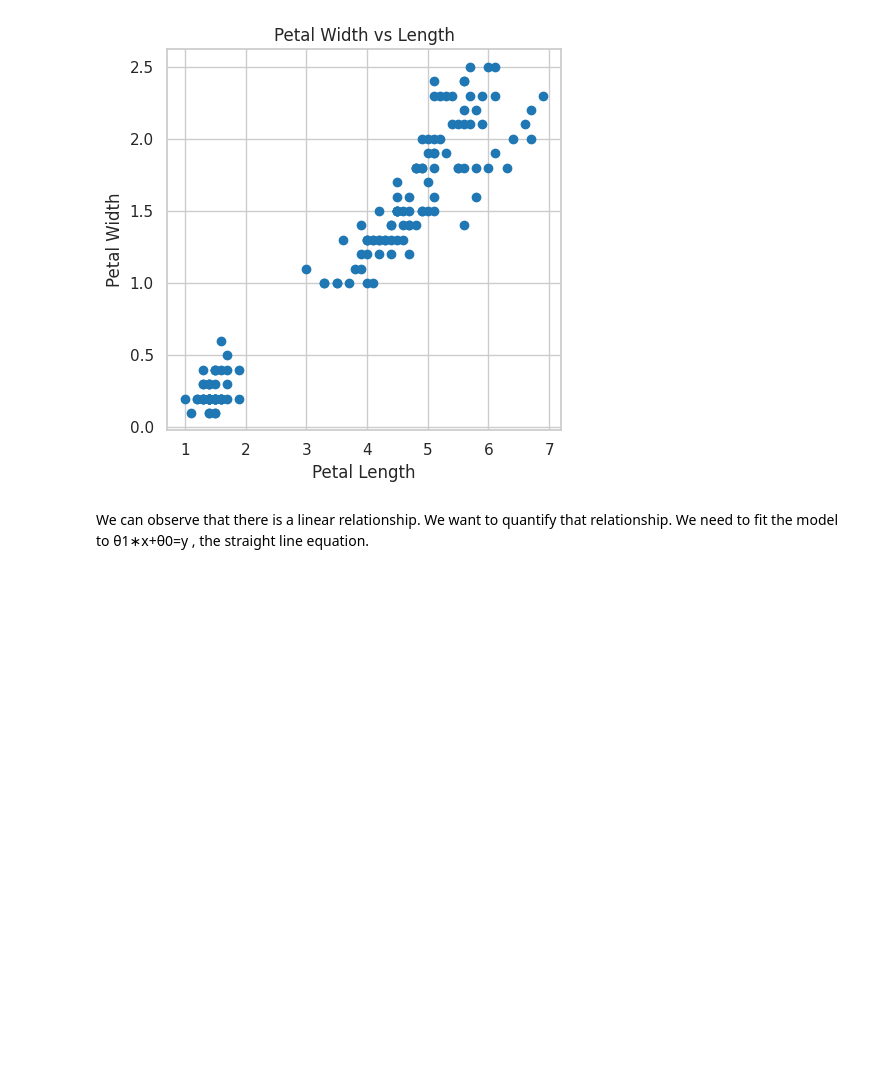
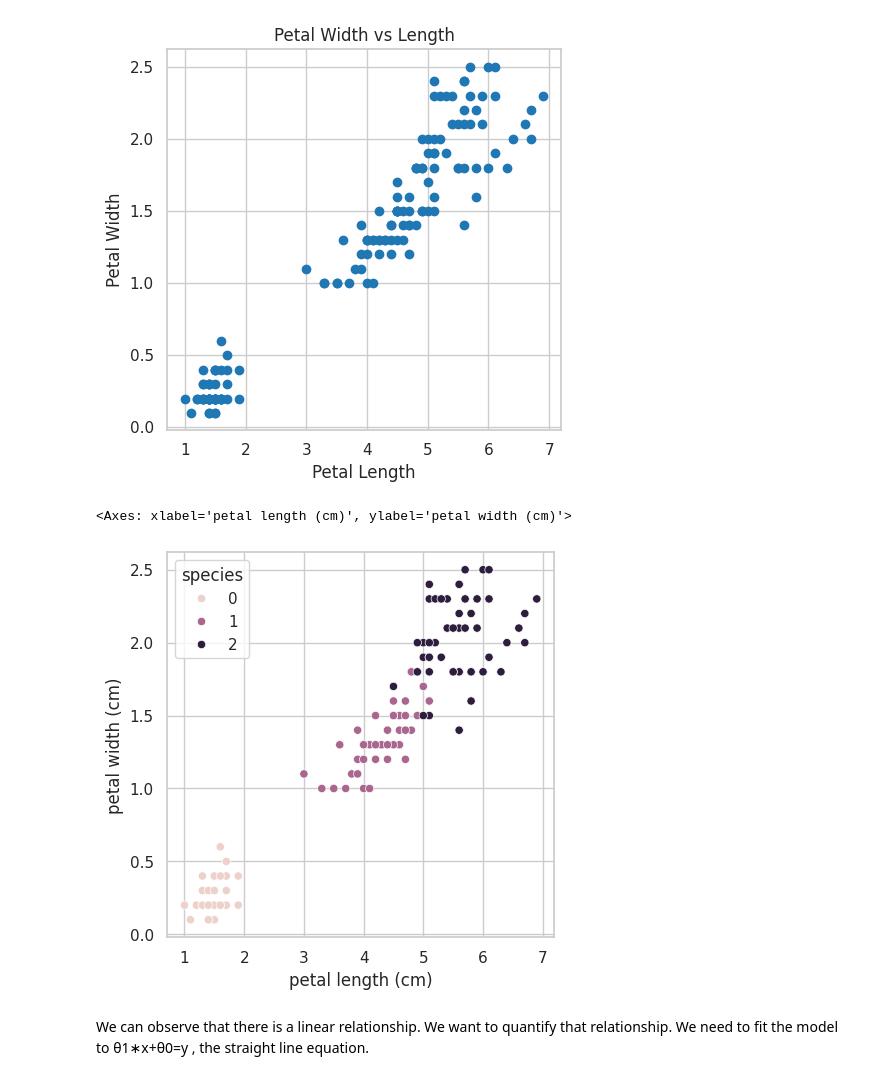
Before and after one commit to DavidRualesA/machine_learning, a Jupyter notebook: models_exploration.ipynb, the cells around one changed output. Drawn from its saved outputs; the diff is of its cells as text; code cells hidden in the pictures; blank space fills up the shorter version.

```diff
--- a/models_exploration.ipynb
+++ b/models_exploration.ipynb
@@ -115,6 +115,21 @@ ax.set_title('Petal Width vs Length')
 f.tight_layout()
 # %% [output]
 [figure]
+# %%
+(
+    data
+    .pipe(
+        lambda df: sns.scatterplot(
+            data= df,
+            x= 'petal length (cm)',
+            y= 'petal width (cm)',
+            hue= 'species'
+        )
+    )
+)
+# %% [output]
+<Axes: xlabel='petal length (cm)', ylabel='petal width (cm)'>
+[figure, added]
 # %% [markdown]
 We can observe that there is a linear relationship. We want to quantify that relationship.
 We need to fit the model to   θ1∗x+θ0=y , the straight line equation.
```
Also changed, not shown: parts of 1 cell of this notebook.
